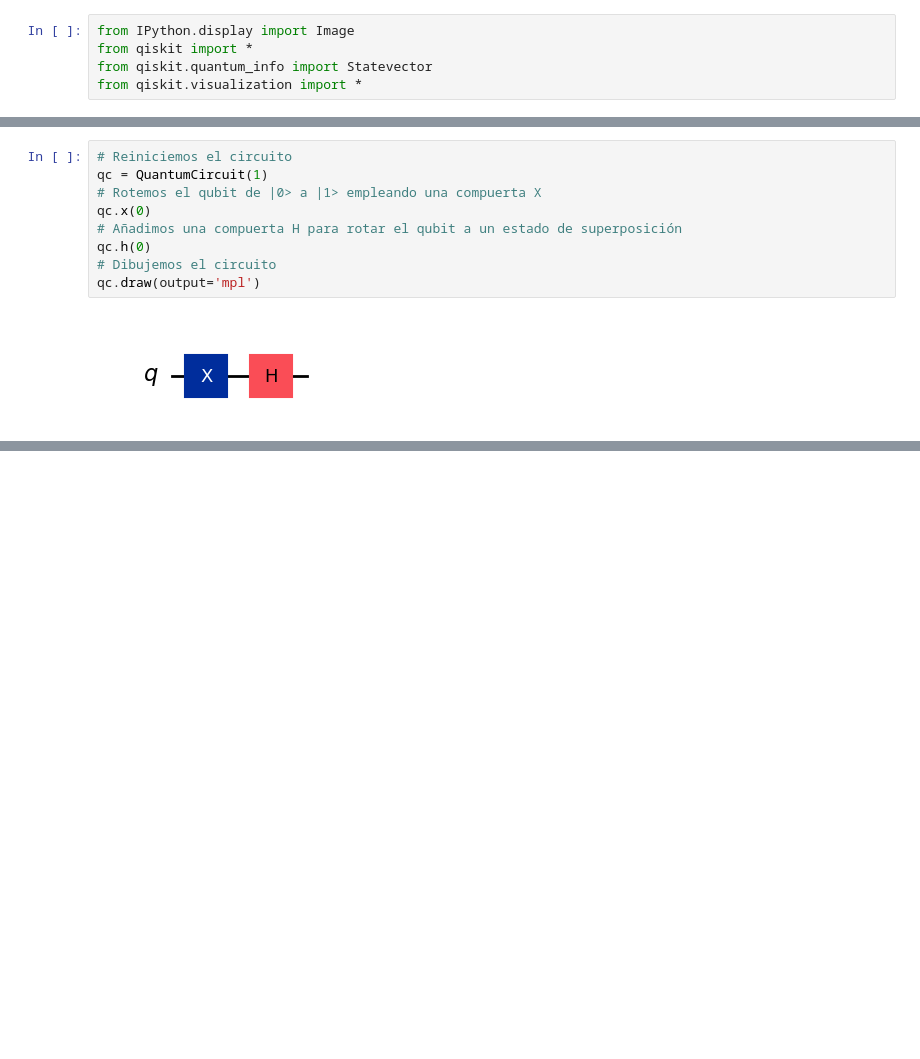
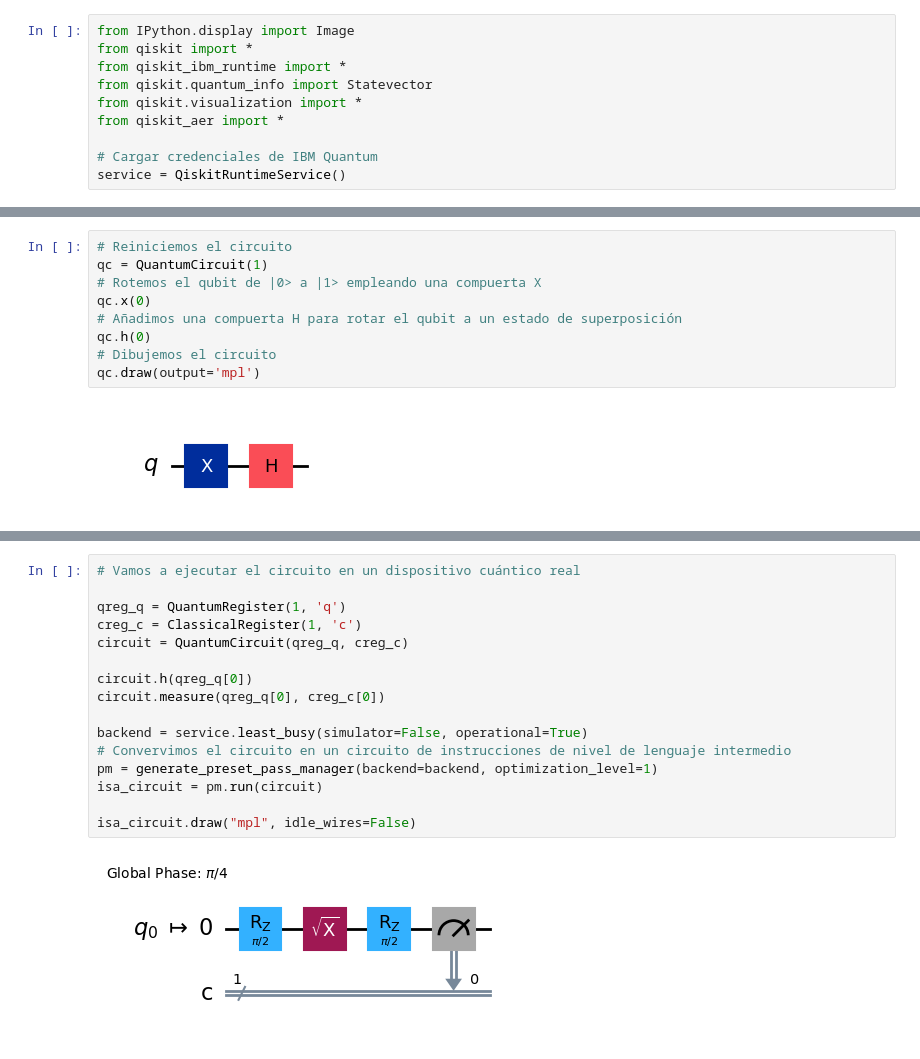
Before and after one commit to luisedseijas/Quantum_computing, a Jupyter notebook: Class_01/01_01.ipynb, the cells around one changed output, grey strips where cells are left out. Drawn from its saved outputs; the diff is of its cells as text; blank space fills up the shorter version.

```diff
--- a/Class_01/01_01.ipynb
+++ b/Class_01/01_01.ipynb
@@ -1,8 +1,13 @@
 # %%
 from IPython.display import Image
 from qiskit import *
+from qiskit_ibm_runtime import *
 from qiskit.quantum_info import Statevector
 from qiskit.visualization import *
+from qiskit_aer import *
+
+# Cargar credenciales de IBM Quantum
+service = QiskitRuntimeService()
 # %% [markdown]
 ### Preparación de un qubit en una superposición de estados
 
@@ -92,0 +152,18 @@ La diferencia es donde cae el vector en el eje $X$, dado que en este caso cae en
+# %%
+# Vamos a ejecutar el circuito en un dispositivo cuántico real
+
+qreg_q = QuantumRegister(1, 'q')
+creg_c = ClassicalRegister(1, 'c')
+circuit = QuantumCircuit(qreg_q, creg_c)
+
+circuit.h(qreg_q[0])
+circuit.measure(qreg_q[0], creg_c[0])
+
+backend = service.least_busy(simulator=False, operational=True)
+# Convervimos el circuito en un circuito de instrucciones de nivel de lenguaje intermedio
+pm = generate_preset_pass_manager(backend=backend, optimization_level=1)
+isa_circuit = pm.run(circuit)
+
+isa_circuit.draw("mpl", idle_wires=False)
+# %% [output]
+[figure, added]
```
Also changed, not shown: parts of 29 cells of this notebook.
